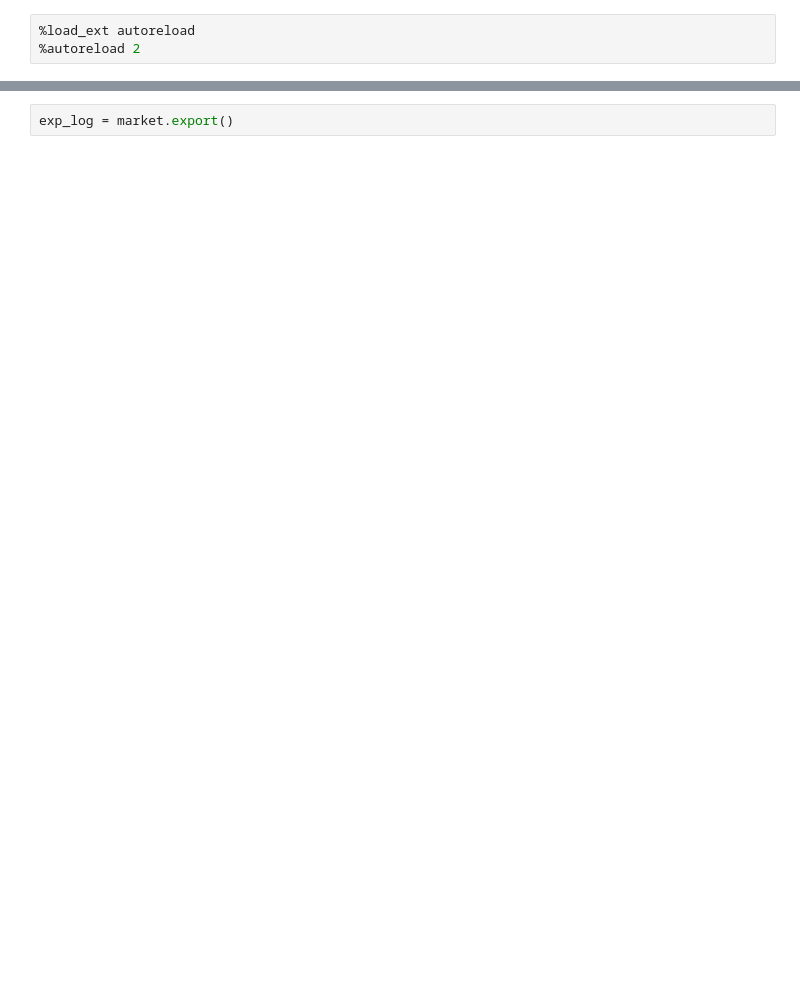
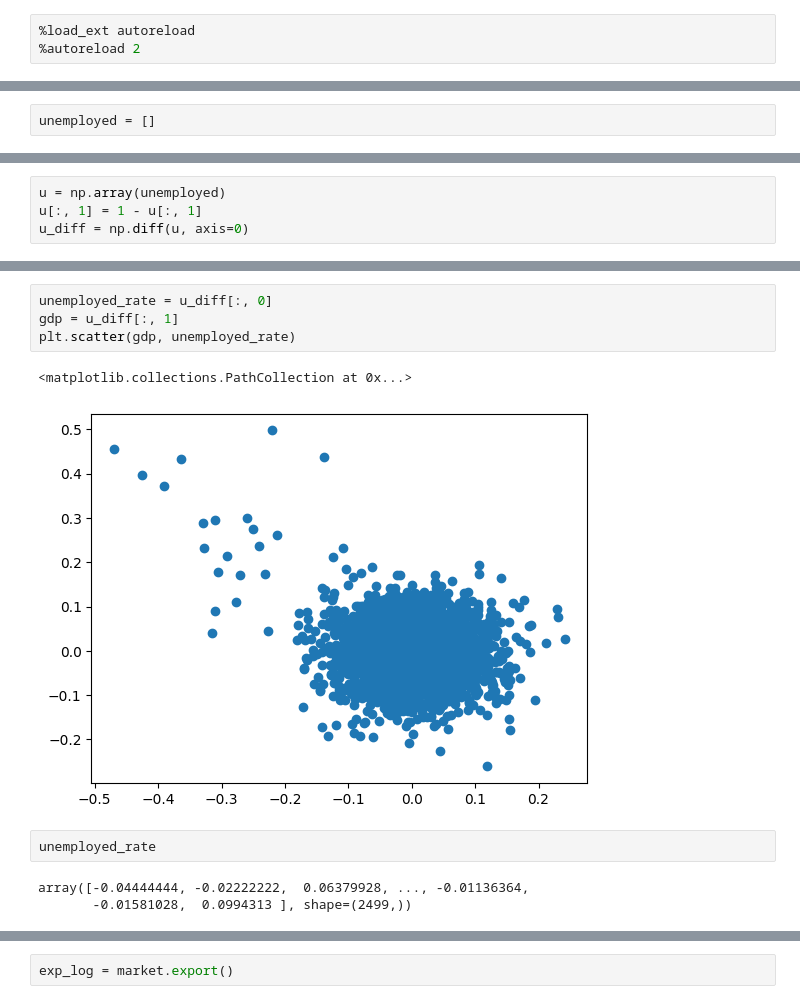
Before and after one commit to chy-chiu/ssa, a Jupyter notebook: explore.ipynb, the cells around one changed output, grey strips where cells are left out. Saved outputs shown, nothing was run; the diff lists cells and outputs as text; blank space fills up the shorter version.

```diff
--- a/explore.ipynb
+++ b/explore.ipynb
@@ -55,0 +170,2 @@ cip_c: cip_c_0@10.0, cip_c_1@10.0
+# %%
+unemployed = []
@@ -55,0 +390,4 @@ cip_c: cip_c_0@10.0, cip_c_1@10.0
+# %%
+u = np.array(unemployed)
+u[:, 1] = 1 - u[:, 1]
+u_diff = np.diff(u, axis=0)
@@ -55,0 +613,12 @@ cip_c: cip_c_0@10.0, cip_c_1@10.0
+# %%
+unemployed_rate = u_diff[:, 0]
+gdp = u_diff[:, 1]
+plt.scatter(gdp, unemployed_rate)
+# %% [output]
+<matplotlib.collections.PathCollection at 0x...>
+[figure, added]
+# %%
+unemployed_rate
+# %% [output]
+array([-0.04444444, -0.02222222,  0.06379928, ..., -0.01136364,
+       -0.01581028,  0.0994313 ], shape=(2499,))
```
Also changed, not shown: parts of 46 cells of this notebook, 9 other files.
